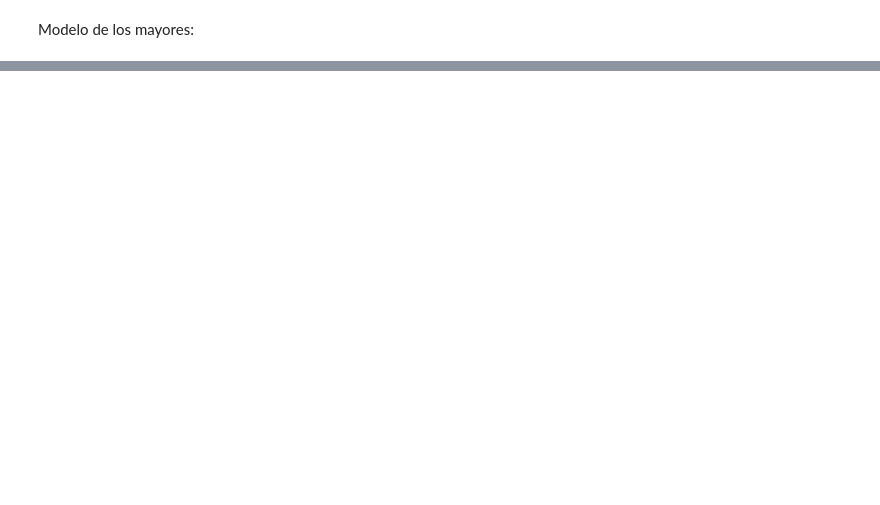
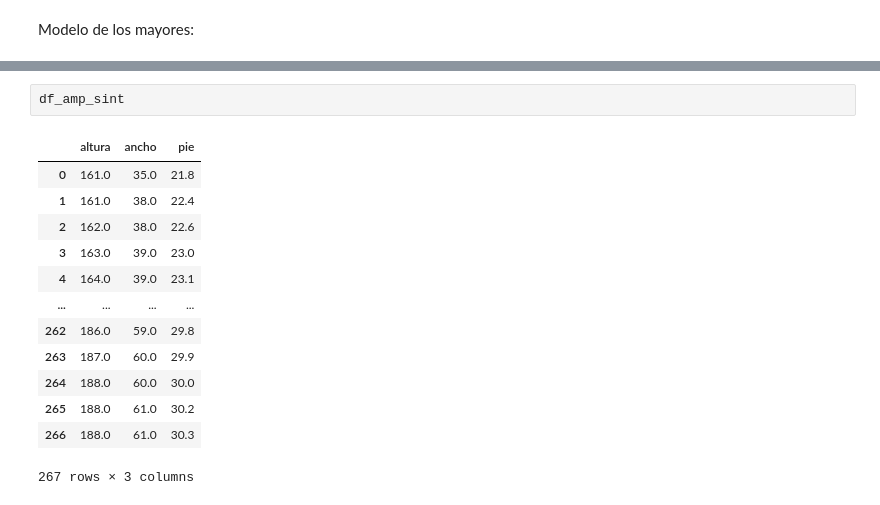
Before and after one commit to RafaelTakata0105/EstOpt_examen2, a Jupyter notebook: modelos.ipynb, the cells around one changed output, grey strips where cells are left out. Saved outputs shown, nothing was run; the diff lists cells and outputs as text; blank space fills up the shorter version.

```diff
--- a/modelos.ipynb
+++ b/modelos.ipynb
@@ -532,0 +729,16 @@ Modelo de los mayores:
+# %%
+df_amp_sint
+# %% [output]
+|  | altura | ancho | pie |
+| 0 | 161.0 | 35.0 | 21.8 |
+| 1 | 161.0 | 38.0 | 22.4 |
+| 2 | 162.0 | 38.0 | 22.6 |
+| 3 | 163.0 | 39.0 | 23.0 |
+| 4 | 164.0 | 39.0 | 23.1 |
+| ... | ... | ... | ... |
+| 262 | 186.0 | 59.0 | 29.8 |
+| 263 | 187.0 | 60.0 | 29.9 |
+| 264 | 188.0 | 60.0 | 30.0 |
+| 265 | 188.0 | 61.0 | 30.2 |
+| 266 | 188.0 | 61.0 | 30.3 |
+267 rows × 3 columns
```
Also changed, not shown: parts of 36 cells of this notebook.
